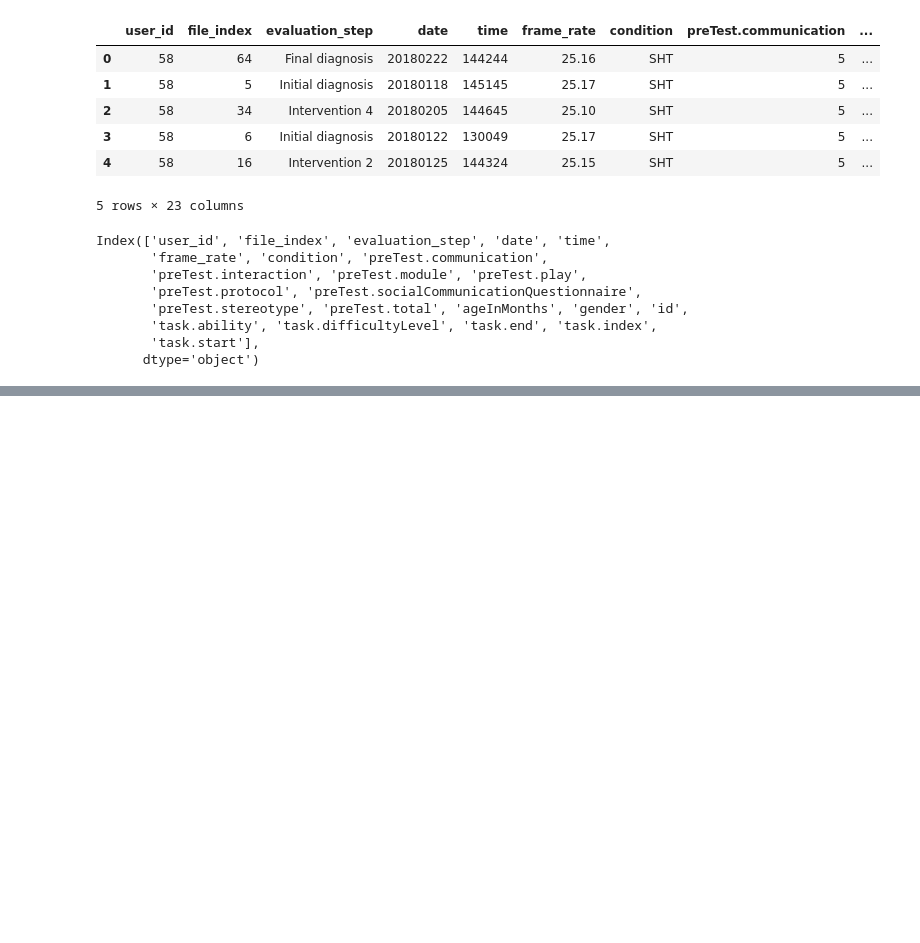
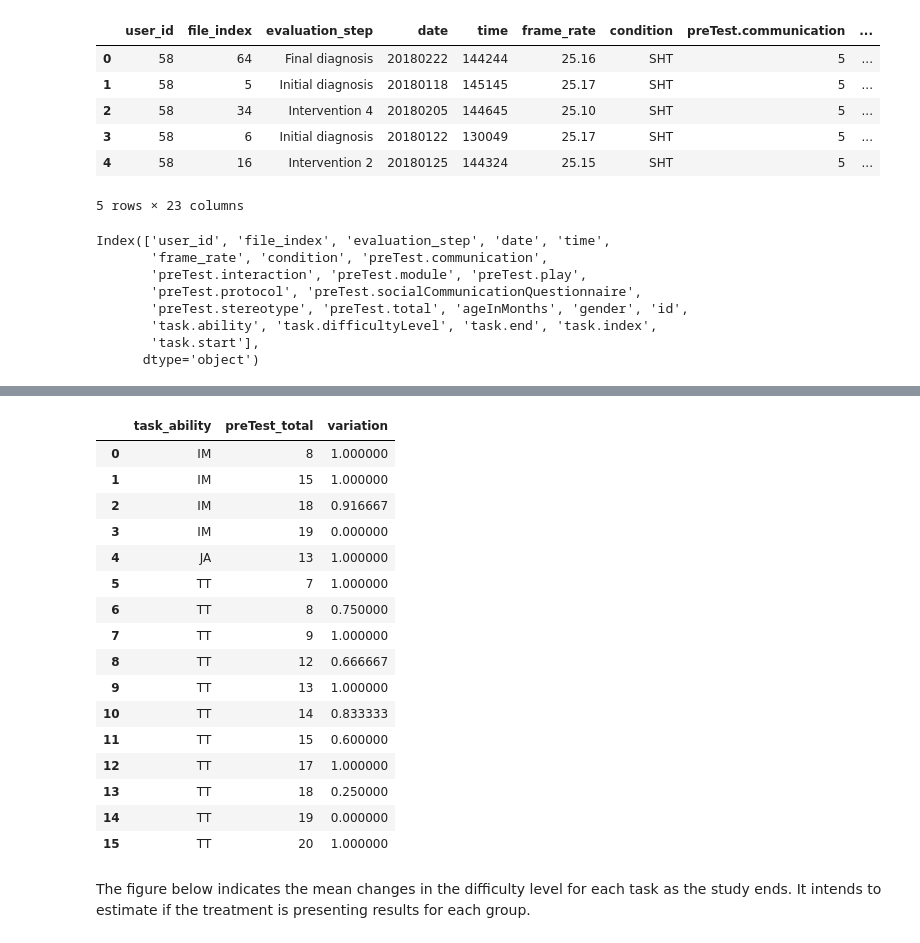
Before and after one commit to clawall/siads-593, a Jupyter notebook: notebooks/02_dream_dataset_analysis.ipynb, the cells around one changed output, grey strips where cells are left out. Saved outputs shown, nothing was run; the diff lists cells and outputs as text; code cells hidden in the pictures; blank space fills up the shorter version.

```diff
--- a/notebooks/02_dream_dataset_analysis.ipynb
+++ b/notebooks/02_dream_dataset_analysis.ipynb
@@ -113,0 +138,10 @@ alt.Chart(dream_df[(dream_df['task.end'] > 0) & (dream_df['file_index'] < 70)]).
+# %%
+# Group the dataframe by 'user_id' and get the index of the row with the smallest 'task.start'
+user_index_of_min_task_start = dream_df.groupby('user_id')['file_index'].idxmin()
+
+# Return a Dataframe with the initial task evaluation for each user
+initial_task_per_user_df = dream_df.loc[user_index_of_min_task_start, ['preTest.total', 'task.ability', 'task.difficultyLevel']].reset_index()#.set_index(['preTest.total', 'task.ability'])
+
+del initial_task_per_user_df['index']
+
+initial_task_per_user_df
@@ -113,0 +162,10 @@ alt.Chart(dream_df[(dream_df['task.end'] > 0) & (dream_df['file_index'] < 70)]).
+# %%
+# Group the dataframe by 'user_id' and get the index of the row with the highest 'task.end'
+user_index_of_max_task_end = dream_df.groupby('user_id')['file_index'].idxmax()
+
+# Return a Dataframe with the initial task evaluation for each user
+final_task_per_user_df = dream_df.loc[user_index_of_max_task_end, ['preTest.total', 'task.ability', 'task.difficultyLevel']].reset_index()#.set_index(['preTest.total', 'task.ability'])
+
+del final_task_per_user_df['index']
+
+final_task_per_user_df
@@ -113,0 +186,36 @@ alt.Chart(dream_df[(dream_df['task.end'] > 0) & (dream_df['file_index'] < 70)]).
+# %%
+# Now let's merge the initial and final dataframes into one
+merged_df = pd.merge(initial_task_per_user_df, final_task_per_user_df, left_on=['preTest.total', 'task.ability'], right_on=['preTest.total', 'task.ability'], how='inner')
+
+# And calculate the variation for each difficulty level
+merged_df['variation'] = merged_df['task.difficultyLevel_y'] - merged_df['task.difficultyLevel_x']
+
+# Filter out columns without an explicit task
+merged_df = merged_df[merged_df['task.ability'].str.len() > 0]
+
+# And prepare the data to be plotted:
+grouped_df = merged_df.groupby(['task.ability', 'preTest.total'])['variation'].mean().reset_index()
+
+grouped_df.columns = ['task_ability', 'preTest_total', 'variation']
+
+grouped_df
+# %% [output]
+|  | task_ability | preTest_total | variation |
+| 0 | IM | 8 | 1.000000 |
+| 1 | IM | 15 | 1.000000 |
+| 2 | IM | 18 | 0.916667 |
+| 3 | IM | 19 | 0.000000 |
+| 4 | JA | 13 | 1.000000 |
+| 5 | TT | 7 | 1.000000 |
+| 6 | TT | 8 | 0.750000 |
+| 7 | TT | 9 | 1.000000 |
+| 8 | TT | 12 | 0.666667 |
+| 9 | TT | 13 | 1.000000 |
+| 10 | TT | 14 | 0.833333 |
+| 11 | TT | 15 | 0.600000 |
+| 12 | TT | 17 | 1.000000 |
+| 13 | TT | 18 | 0.250000 |
+| 14 | TT | 19 | 0.000000 |
+| 15 | TT | 20 | 1.000000 |
+# %% [markdown]
+The figure below indicates the mean changes in the difficulty level for each task as the study ends.  It intends to estimate if the treatment is presenting results for each group.
```
Also changed, not shown: parts of 14 cells of this notebook, 2 other files.
